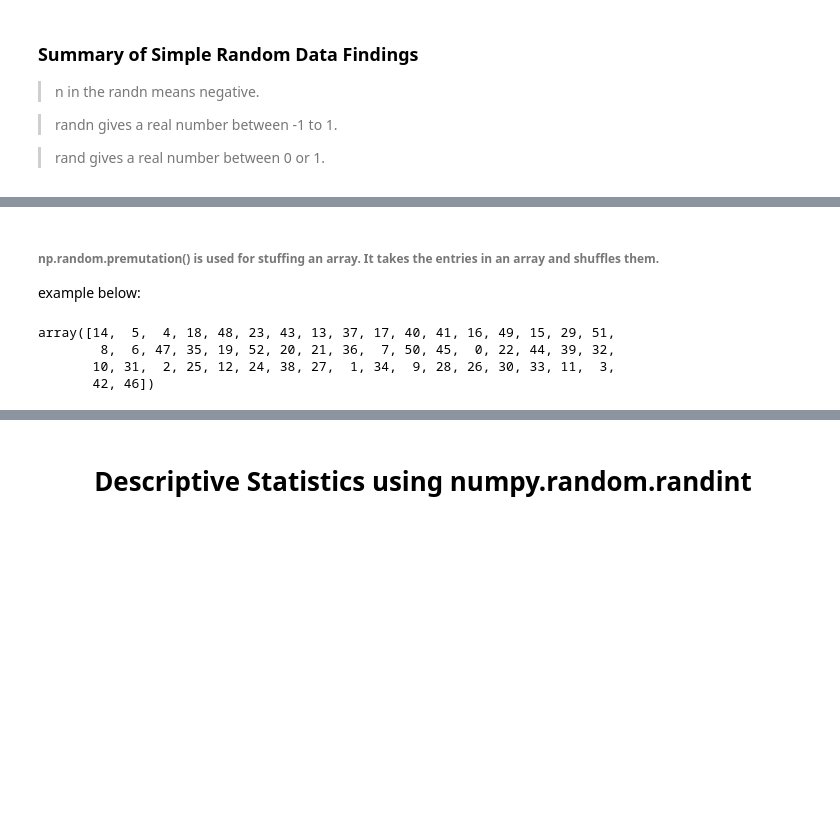
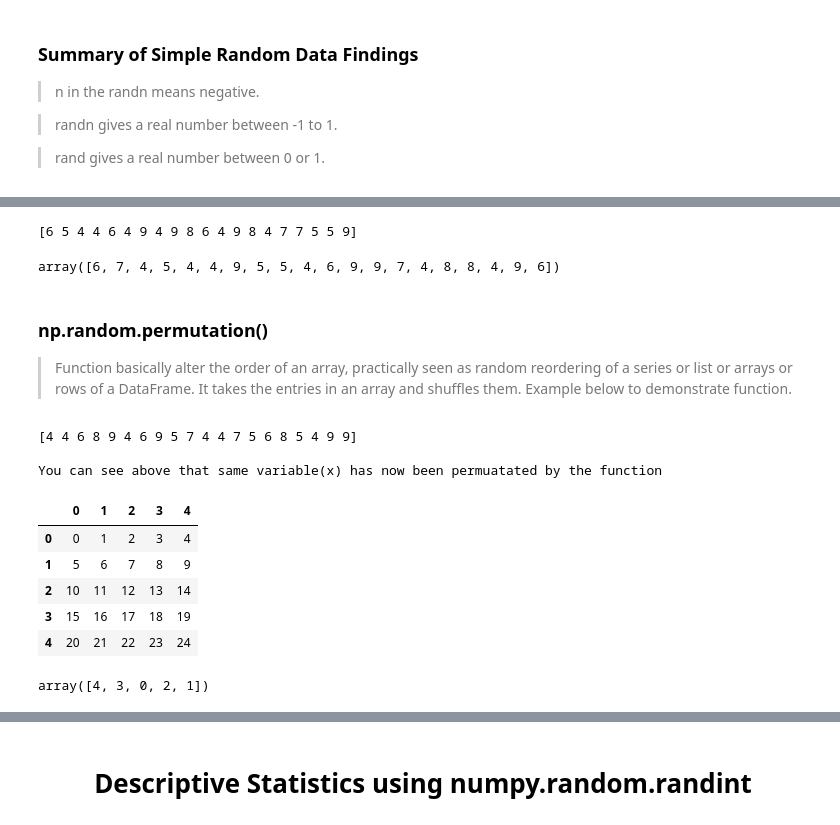
Before and after one commit to ezekielonaloye-gmit/pda_numpy_random_assignment-, a Jupyter notebook: numpy.random assignment 2018.ipynb, the cells around one changed output, grey strips where cells are left out. Cells and saved outputs as stored; diff of their text form; code cells hidden in the pictures; blank space fills up the shorter version.

Commit message:
update permutation and shuffle function

```diff
--- a/numpy.random assignment 2018.ipynb
+++ b/numpy.random assignment 2018.ipynb
@@ -278,11 +288,12 @@ print(x2)
+# %%
+import numpy as np
+x = np.random.randint(4,10,20)
+print (x)
+np.random.shuffle(x)
+x
+# %% [output]
+[6 5 4 4 6 4 9 4 9 8 6 4 9 8 4 7 7 5 5 9]
+array([6, 7, 4, 5, 4, 4, 9, 5, 5, 4, 6, 9, 9, 7, 4, 8, 8, 4, 9, 6])
 # %% [markdown]
-###### np.random.premutation() is used for stuffing an array. It takes the entries in an array and shuffles them.
-example below:
+### np.random.permutation()
+> Function basically alter the order of an array, practically seen as random reordering of a series or list or arrays or rows of a DataFrame. It takes the entries in an array and shuffles them. Example below to demonstrate function.
-# %%
-import numpy as np
-np.random.permutation(np.arange(53))
-# %% [output]
-array([14,  5,  4, 18, 48, 23, 43, 13, 37, 17, 40, 41, 16, 49, 15, 29, 51,
-        8,  6, 47, 35, 19, 52, 20, 21, 36,  7, 50, 45,  0, 22, 44, 39, 32,
-       10, 31,  2, 25, 12, 24, 38, 27,  1, 34,  9, 28, 26, 30, 33, 11,  3,
-       42, 46])
@@ -290,0 +300,26 @@ array([14,  5,  4, 18, 48, 23, 43, 13, 37, 17, 40, 41, 16, 49, 15, 29, 51,
+# %%
+import numpy as np
+z = np.random.permutation(x)
+print(z,'\n')
+print('You can see above that same variable(x) has now been permuatated by the function')
+# %% [output]
+[4 4 6 8 9 4 6 9 5 7 4 4 7 5 6 8 5 4 9 9]
+
+You can see above that same variable(x) has now been permuatated by the function
+# %%
+import pandas as pd
+import numpy as np
+f = pd.DataFrame(np.arange(25).reshape(5,5))
+f
+# %% [output]
+|  | 0 | 1 | 2 | 3 | 4 |
+| 0 | 0 | 1 | 2 | 3 | 4 |
+| 1 | 5 | 6 | 7 | 8 | 9 |
+| 2 | 10 | 11 | 12 | 13 | 14 |
+| 3 | 15 | 16 | 17 | 18 | 19 |
+| 4 | 20 | 21 | 22 | 23 | 24 |
+# %%
+new_array = np.random.permutation(5)
+new_array
+# %% [output]
+array([4, 3, 0, 2, 1])
```
Also changed, not shown: parts of 17 cells of this notebook.
